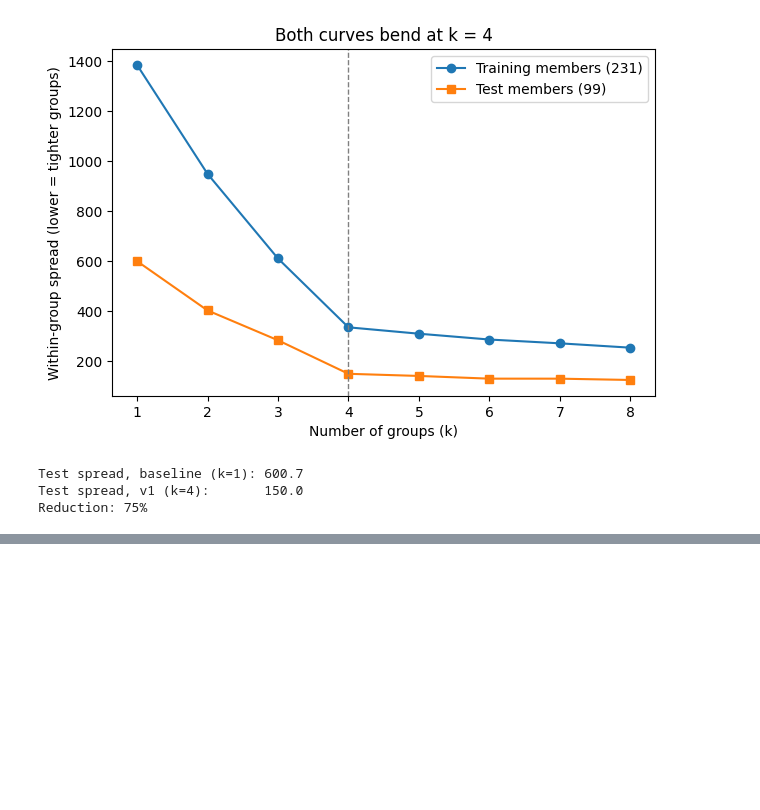
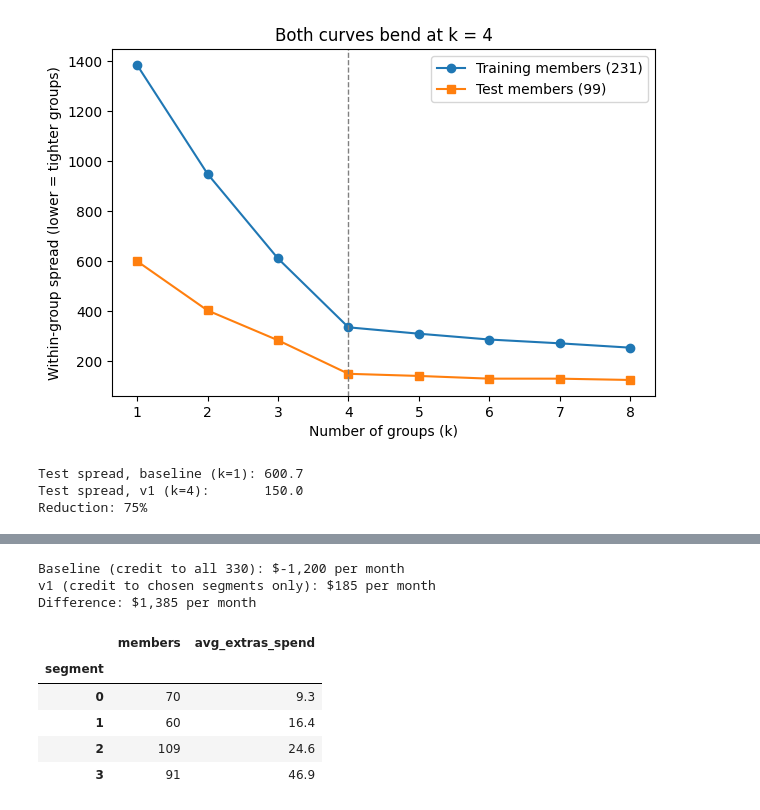
Before and after one commit to ak12463-arch/gym-member-segments, a Jupyter notebook: analysis.ipynb, the cells around one changed output, grey strips where cells are left out. Saved outputs shown, nothing was run; the diff lists cells and outputs as text; code cells hidden in the pictures; blank space fills up the shorter version.

```diff
--- a/analysis.ipynb
+++ b/analysis.ipynb
@@ -136,0 +173,27 @@ Reduction: 75%
+# %%
+all_members = df.copy()
+all_members["segment"] = km4.predict(scaler.transform(all_members[features]))
+all_members["credit_value"] = np.where(all_members["monthly_extras_spend"] < 20, 5, -10)
+
+baseline_net = all_members["credit_value"].sum()   # everyone gets the credit
+v1_net = all_members.loc[all_members["segment"].isin(credit_segments), "credit_value"].sum()
+
+print(f"Baseline (credit to all 330): ${baseline_net:,} per month")
+print(f"v1 (credit to chosen segments only): ${v1_net:,} per month")
+print(f"Difference: ${v1_net - baseline_net:,} per month")
+
+# numbers for your slide table (all 330 members)
+all_members.groupby("segment").agg(
+    members=("segment", "size"),
+    avg_extras_spend=("monthly_extras_spend", "mean"),
+).round(1)
+# %% [output]
+Baseline (credit to all 330): $-1,200 per month
+v1 (credit to chosen segments only): $185 per month
+Difference: $1,385 per month
+|  | members | avg_extras_spend |
+| segment |  |  |
+| 0 | 70 | 9.3 |
+| 1 | 60 | 16.4 |
+| 2 | 109 | 24.6 |
+| 3 | 91 | 46.9 |
```
Also changed, not shown: parts of 3 cells of this notebook.
